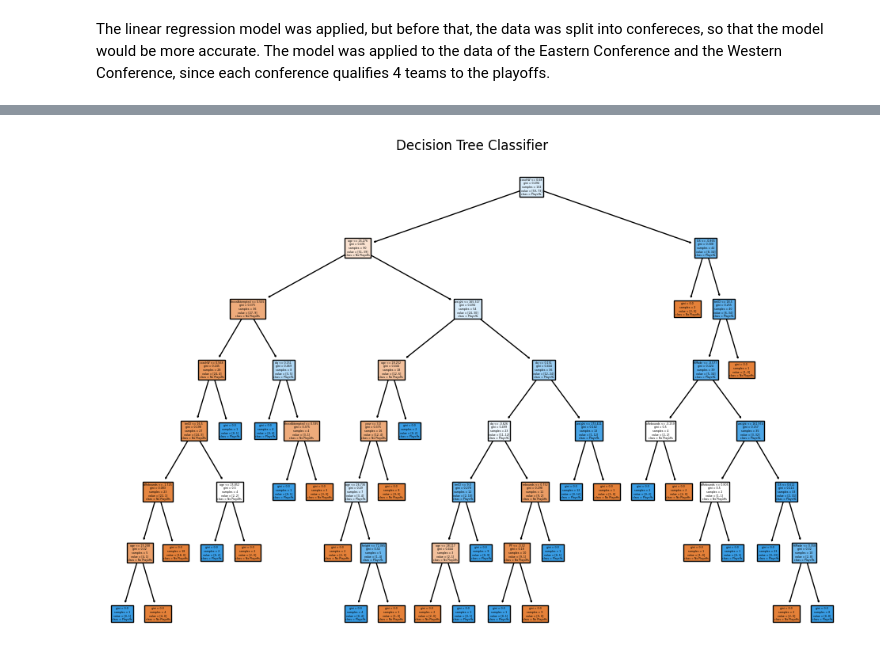
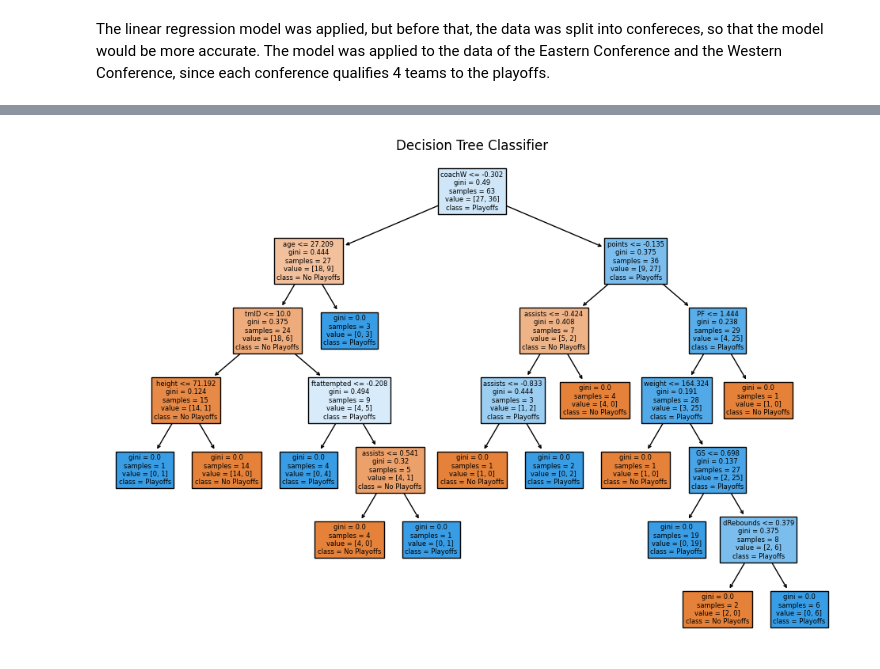
Before and after one commit to Hugo7gomes/FEUP_AC, a Jupyter notebook: firstApproach.ipynb, the cells around one changed output, grey strips where cells are left out. Drawn from its saved outputs; the diff is of its cells as text; code cells hidden in the pictures.

```diff
--- a/firstApproach.ipynb
+++ b/firstApproach.ipynb
@@ -525,14 +549,15 @@ teams_df_clean_normalize[columns_to_normalize] = (teams_df_clean_normalize[colum
 
 teams_df_clean= teams_df_clean_normalize.copy()
 # %%
-target_year = 11
-training_set = teams_df_clean[(teams_df_clean['year'] < target_year) | (teams_df_clean['year'] > target_year)]
-training_set_W = training_set[training_set['playoff'] == 0]
-training_set_E = training_set[training_set['playoff'] == 1]
+target_year = 10
+training_set = teams_df_clean[(teams_df_clean['year'] < target_year)]
+training_set_W = training_set[training_set['confID'] == 0]
+training_set_E = training_set[training_set['confID'] == 1]
 
-testing_set = teams_df_clean[teams_df_clean['year'] == target_year]
-testing_set_W = testing_set[testing_set['playoff'] == 0]
-testing_set_E = testing_set[testing_set['playoff'] == 1]
+testing_set = teams_df_clean[teams_df_clean['year'] >= target_year]
+testing_set = testing_set[teams_df_clean['year'] < 11]
+testing_set_W = testing_set[testing_set['confID'] == 0]
+testing_set_E = testing_set[testing_set['confID'] == 1]
 
 
 X_train_W = training_set_W.drop(columns = "playoff", axis = 1)
@@ -544,11 +569,6 @@ X_test_W = testing_set_W.drop(columns = "playoff", axis = 1)
 y_test_W = testing_set_W['playoff']
 X_test_E = testing_set_E.drop(columns = "playoff", axis = 1)
 y_test_E = testing_set_E['playoff']
-
-
-
-
-teams_df_clean.to_csv('teams_df_clean.csv', index=False)
 # %% [markdown]
 The linear regression model was applied, but before that, the data was split into confereces, so that the model would be more accurate. The model was applied to the data of the Eastern Conference and the Western Conference, since each conference qualifies 4 teams to the playoffs.
 # %%
@@ -802,4 +1034,69 @@ print(correlation_matrix)
 plt.figure(figsize=(35, 10))
 sb.heatmap(correlation_matrix[['playoff']].transpose(), annot=True, cmap='coolwarm', fmt=".2f", linewidths=.3)
 plt.show()
+
+
+# Decision Tree - West Conf
+y_probabilities_W_dt = decision_tree_classifier_W.predict_proba(X_test_W)[:, 1]
+precision_W_dt, recall_W_dt, _ = precision_recall_curve(y_test_W, y_probabilities_W_dt)
+area_under_curve_W_dt = auc(recall_W_dt, precision_W_dt)
+
+# Decision Tree - East Conf
+y_probabilities_E_dt = decision_tree_classifier_E.predict_proba(X_test_E)[:, 1]
+precision_E_dt, recall_E_dt, _ = precision_recall_curve(y_test_E, y_probabilities_E_dt)
+area_under_curve_E_dt = auc(recall_E_dt, precision_E_dt)
+
+# Plot precision-recall curve for Decision Tree - West Conf
+plt.figure(figsize=(10, 6))
+plt.step(recall_W_dt, precision_W_dt, color='b', alpha=0.7, where='post', label=f'Decision Tree - West Conf (AUC = {area_under_curve_W_dt:.2f})')
+
+# Plot precision-recall curve for Decision Tree - East Conf
+plt.step(recall_E_dt, precision_E_dt, color='r', alpha=0.7, where='post', label=f'Decision Tree - East Conf (AUC = {area_under_curve_E_dt:.2f})')
+
+# Add labels and legend
+plt.xlabel('Recall')
+plt.ylabel('Precision')
+plt.title('Precision-Recall Curve for Decision Tree')
+plt.legend(loc='lower right')
+plt.show()
+
+# Visualize the Decision Tree - West Conf
+plt.figure(figsize=(15, 10))
+plot_tree(decision_tree_classifier_W, filled=True, feature_names=X_train_W.columns, class_names=["No Playoffs", "Playoffs"])
+plt.title("Decision Tree Classifier - West Conf")
+plt.show()
+
+# Visualize the Decision Tree - East Conf
+plt.figure(figsize=(15, 10))
+plot_tree(decision_tree_classifier_E, filled=True, feature_names=X_train_E.columns, class_names=["No Playoffs", "Playoffs"])
+plt.title("Decision Tree Classifier - East Conf")
+plt.show()
+
+# Correlation Heatmap
+correlation_matrix = teams_df_clean.corr()
+plt.figure(figsize=(35, 10))
+sb.heatmap(correlation_matrix[['playoff']].transpose(), annot=True, cmap='coolwarm', fmt=".2f", linewidths=.3)
+plt.title("Correlation Heatmap")
+plt.show()
+
+
+conf_matrix_W = confusion_matrix(y_test_W, predictions_W)
+conf_matrix_E = confusion_matrix(y_test_E, predictions_E)
+
+# Plot the confusion matrix using seaborn
+sb.heatmap(conf_matrix_W, annot=True, fmt='d', cmap='Blues', cbar=False,
+            xticklabels=['Predicted Negative', 'Predicted Positive'],
+            yticklabels=['Actual Negative', 'Actual Positive'])
+plt.title('Confusion Matrix Decision Tree West Conf')
+plt.xlabel('Predicted')
+plt.ylabel('Actual')
+plt.show()
+
+sb.heatmap(conf_matrix_E, annot=True, fmt='d', cmap='Blues', cbar=False,
+            xticklabels=['Predicted Negative', 'Predicted Positive'],
+            yticklabels=['Actual Negative', 'Actual Positive'])
+plt.title('Confusion Matrix Decision Tree East Conf')
+plt.xlabel('Predicted')
+plt.ylabel('Actual')
+plt.show()
 # %% [output]
@@ -816 +1120 @@ weighted avg       0.41      0.40      0.41        15
-[figure, old version]
+[figure, new version]
```
Also changed, not shown: parts of 8 cells of this notebook, 4 other files.
